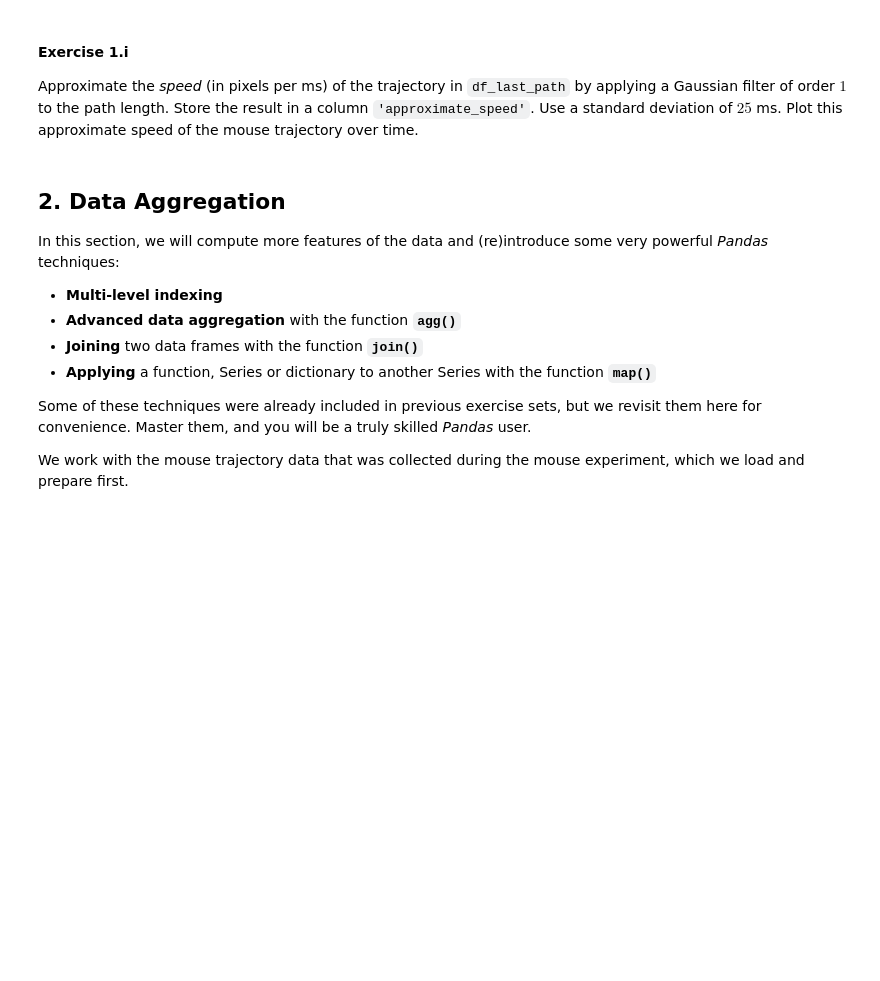
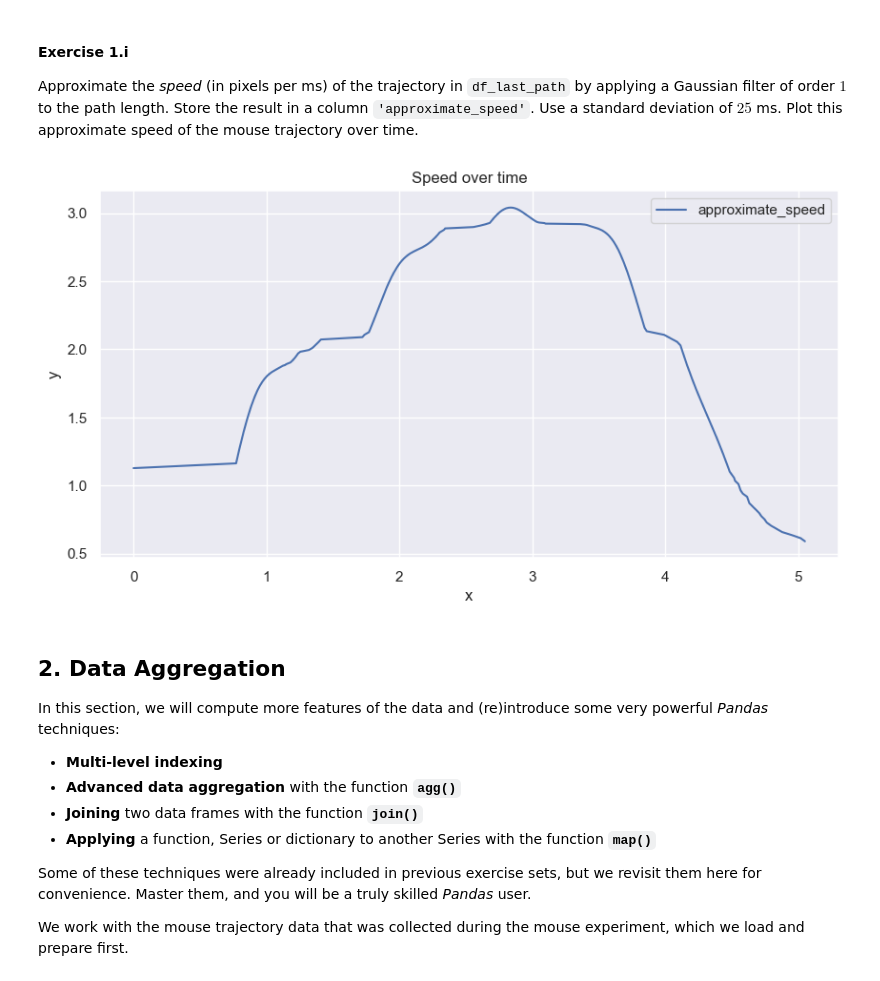
Before and after one commit to Modgen1/2IAB1, a Jupyter notebook: 5_DAS/Exercises-DAS-2076209.ipynb, the cells around one changed output. Saved outputs shown, nothing was run; the diff lists cells and outputs as text; code cells hidden in the pictures; blank space fills up the shorter version.

```diff
--- a/5_DAS/Exercises-DAS-2076209.ipynb
+++ b/5_DAS/Exercises-DAS-2076209.ipynb
@@ -573,9 +575,12 @@ Plot this approximate speed of the mouse trajectory over time.
 # %%
 #// BEGIN_TODO [DAS_1i] Compute approximate speed (1 point)
 
 df_last_path['approximate_speed'] = gaussian_filter1d(df_last_path['path_length'], sigma=25, order=1, mode='nearest')
+df_last_path.plot(x='t', y='approximate_speed', title='Speed over time', xlabel='time, sec', ylabel='speed, pps');
 
 #// END_TODO [DAS_1i]
+# %% [output]
+[figure, added]
 # %% [markdown]
 ## 2. Data Aggregation
 
```
Also changed, not shown: parts of 5 cells of this notebook.
